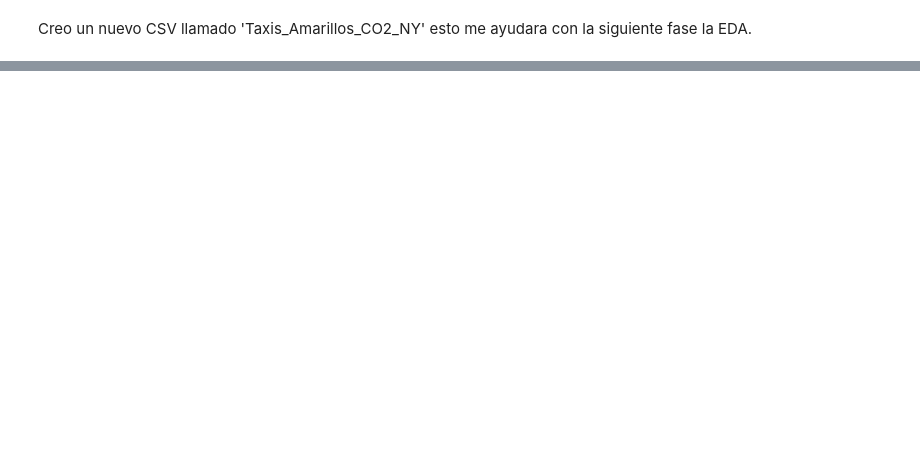
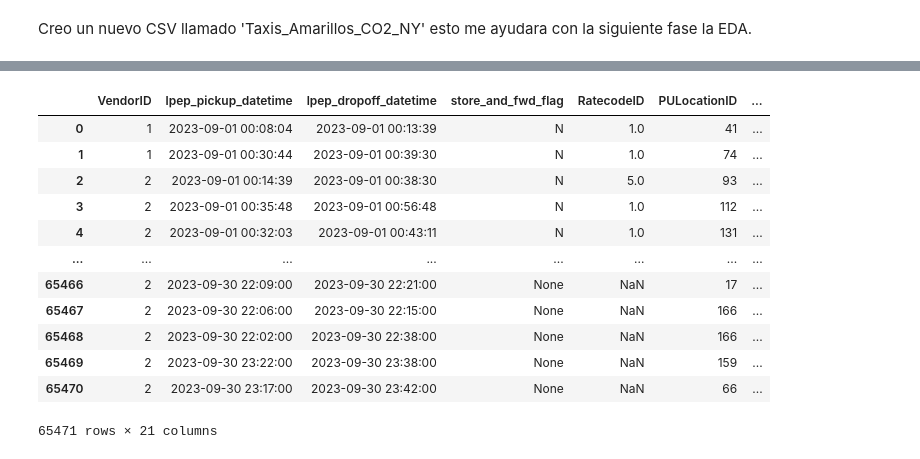
Before and after one commit to rominaEsc/New_York_City_Greenhouse_Gas_Emissions_Analysis, a Jupyter notebook: ETL_Taxis_NY/ETL_Metricas.ipynb, the cells around one changed output, grey strips where cells are left out. Cells and saved outputs as stored; diff of their text form; code cells hidden in the pictures; blank space fills up the shorter version.

```diff
--- a/ETL_Taxis_NY/ETL_Metricas.ipynb
+++ b/ETL_Taxis_NY/ETL_Metricas.ipynb
@@ -401,0 +406,3 @@ df_unido.to_csv('Taxis_Amarillos_CO2_NY.csv',index=False)
+# %%
+df4=pd.read_parquet('../parquet/green_tripdata_2023-09.parquet')
+df4.head(2000) # Visualizacion de las primeras 15 filas.
@@ -401,0 +453,28 @@ df_unido.to_csv('Taxis_Amarillos_CO2_NY.csv',index=False)
+# %%
+# Hago esta funcion para calcular la duracion del viaje.
+def calcular_duracion(df4, lpep_pickup_datetime, lpep_dropoff_datetime ):
+
+    # Uso la funcion to_datetime para convertir las columnas en formato fecha.
+    df4[lpep_pickup_datetime] = pd.to_datetime(df4[lpep_pickup_datetime])
+    df4[lpep_dropoff_datetime ] = pd.to_datetime(df4[lpep_dropoff_datetime ])
+
+    # Calcular la duración
+    df4['Duracion'] = df4[lpep_dropoff_datetime ] - df4[lpep_pickup_datetime]
+
+    return df4
+
+calcular_duracion(df4, 'lpep_pickup_datetime', 'lpep_dropoff_datetime')
+# %% [output]
+|  | VendorID | lpep_pickup_datetime | lpep_dropoff_datetime | store_and_fwd_flag | RatecodeID | PULocationID | ... |
+| 0 | 1 | 2023-09-01 00:08:04 | 2023-09-01 00:13:39 | N | 1.0 | 41 | ... |
+| 1 | 1 | 2023-09-01 00:30:44 | 2023-09-01 00:39:30 | N | 1.0 | 74 | ... |
+| 2 | 2 | 2023-09-01 00:14:39 | 2023-09-01 00:38:30 | N | 5.0 | 93 | ... |
+| 3 | 2 | 2023-09-01 00:35:48 | 2023-09-01 00:56:48 | N | 1.0 | 112 | ... |
+| 4 | 2 | 2023-09-01 00:32:03 | 2023-09-01 00:43:11 | N | 1.0 | 131 | ... |
+| ... | ... | ... | ... | ... | ... | ... | ... |
+| 65466 | 2 | 2023-09-30 22:09:00 | 2023-09-30 22:21:00 | None | NaN | 17 | ... |
+| 65467 | 2 | 2023-09-30 22:06:00 | 2023-09-30 22:15:00 | None | NaN | 166 | ... |
+| 65468 | 2 | 2023-09-30 22:02:00 | 2023-09-30 22:38:00 | None | NaN | 166 | ... |
+| 65469 | 2 | 2023-09-30 23:22:00 | 2023-09-30 23:38:00 | None | NaN | 159 | ... |
+| 65470 | 2 | 2023-09-30 23:17:00 | 2023-09-30 23:42:00 | None | NaN | 66 | ... |
+65471 rows × 21 columns
```
Also changed, not shown: parts of 25 cells of this notebook.
